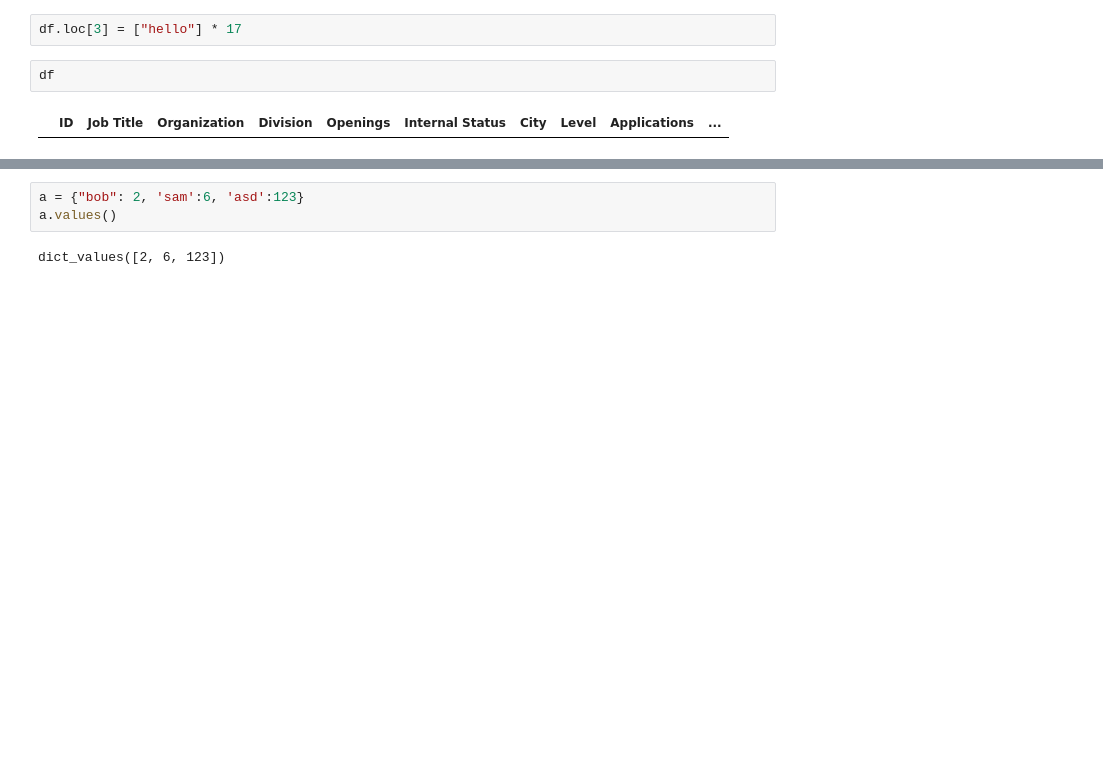
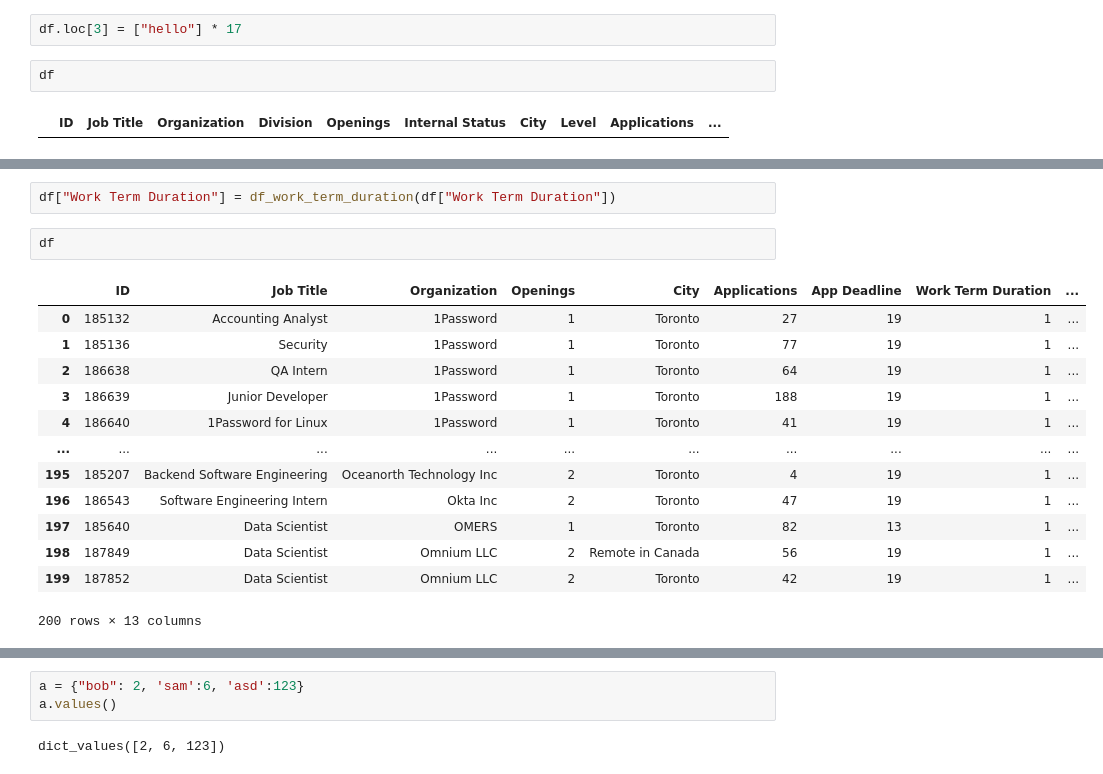
Before and after one commit to EstherJin/WaterlooWorks-Desirability-Predictor, a Jupyter notebook: WW-Scrapping.ipynb, the cells around one changed output, grey strips where cells are left out. Cells and saved outputs as stored; diff of their text form; blank space fills up the shorter version.

```diff
--- a/WW-Scrapping.ipynb
+++ b/WW-Scrapping.ipynb
@@ -205,0 +311,18 @@ operable program or batch file.
+# %%
+df["Work Term Duration"] = df_work_term_duration(df["Work Term Duration"])
+# %%
+df
+# %% [output]
+|  | ID | Job Title | Organization | Openings | City | Applications | App Deadline | Work Term Duration | ... |
+| 0 | 185132 | Accounting Analyst | 1Password | 1 | Toronto | 27 | 19 | 1 | ... |
+| 1 | 185136 | Security | 1Password | 1 | Toronto | 77 | 19 | 1 | ... |
+| 2 | 186638 | QA Intern | 1Password | 1 | Toronto | 64 | 19 | 1 | ... |
+| 3 | 186639 | Junior Developer | 1Password | 1 | Toronto | 188 | 19 | 1 | ... |
+| 4 | 186640 | 1Password for Linux | 1Password | 1 | Toronto | 41 | 19 | 1 | ... |
+| ... | ... | ... | ... | ... | ... | ... | ... | ... | ... |
+| 195 | 185207 | Backend Software Engineering | Oceanorth Technology Inc | 2 | Toronto | 4 | 19 | 1 | ... |
+| 196 | 186543 | Software Engineering Intern | Okta Inc | 2 | Toronto | 47 | 19 | 1 | ... |
+| 197 | 185640 | Data Scientist | OMERS | 1 | Toronto | 82 | 13 | 1 | ... |
+| 198 | 187849 | Data Scientist | Omnium LLC | 2 | Remote in Canada | 56 | 19 | 1 | ... |
+| 199 | 187852 | Data Scientist | Omnium LLC | 2 | Toronto | 42 | 19 | 1 | ... |
+200 rows × 13 columns
```
Also changed, not shown: parts of 25 cells of this notebook.
